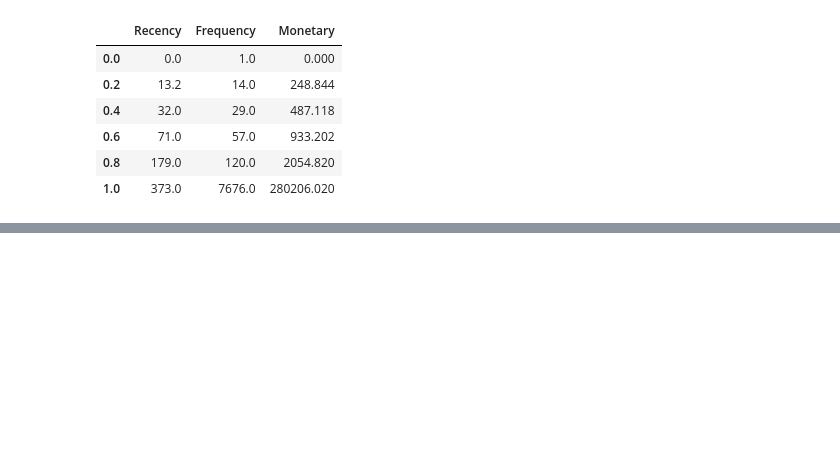
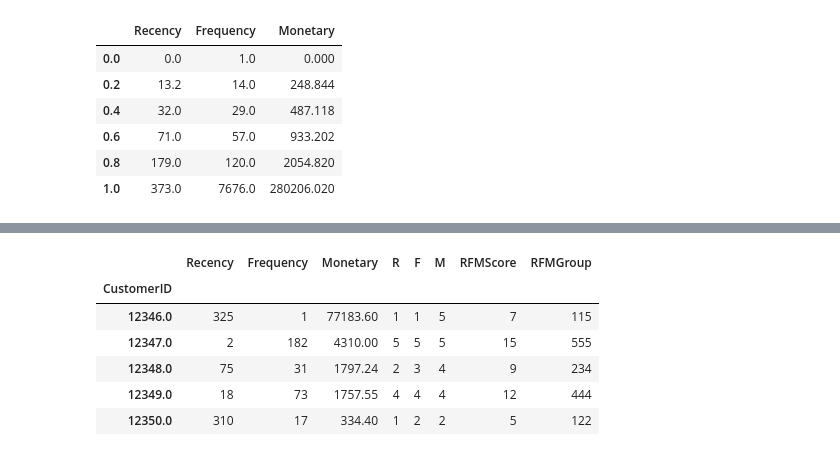
Before and after one commit to Gaurav2912/Customer-Segmentation-, a Jupyter notebook: Customer_Segmentation_Capstone_Project.ipynb, the cells around one changed output, grey strips where cells are left out. Saved outputs shown, nothing was run; the diff lists cells and outputs as text; code cells hidden in the pictures; blank space fills up the shorter version.

```diff
--- a/Customer_Segmentation_Capstone_Project.ipynb
+++ b/Customer_Segmentation_Capstone_Project.ipynb
@@ -1451,0 +1423,13 @@ def FnMScoring(x,p,d):
+# %%
+# Calculate  R, F and M segment value columns in the existing dataset to show R, F and M segment values
+# good customers get high RFM score , best score is 555
+
+# using pandas uantile-cut technique
+
+rfm_df['R'] = pd.qcut(rfm_df['Recency'], q=5, labels= np.arange(5,0,-1))
+
+rfm_df['F'] = pd.qcut(rfm_df['Frequency'], q=5, labels= np.arange(5) + 1)
+
+rfm_df['M'] = pd.qcut(rfm_df['Monetary'], q=5, labels= np.arange(5) + 1)
+
+rfm_df.head()
@@ -1451,0 +1444,15 @@ def FnMScoring(x,p,d):
+# %%
+#Calculate and Add RFMGroup value column showing combined concatenated score of RFM
+rfm_df['RFMGroup'] = np.vectorize(lambda x,y,z: 100*x + 10*y + z)(rfm_df['R'], rfm_df['F'], rfm_df['M'])
+
+#Calculate and Add RFMScore value column showing total sum of RFMGroup values
+rfm_df['RFMScore'] = rfm_df[['R', 'F', 'M']].sum(axis = 1)
+rfm_df.head()
+# %% [output]
+|  | Recency | Frequency | Monetary | R | F | M | RFMScore | RFMGroup |
+| CustomerID |  |  |  |  |  |  |  |  |
+| 12346.0 | 325 | 1 | 77183.60 | 1 | 1 | 5 | 7 | 115 |
+| 12347.0 | 2 | 182 | 4310.00 | 5 | 5 | 5 | 15 | 555 |
+| 12348.0 | 75 | 31 | 1797.24 | 2 | 3 | 4 | 9 | 234 |
+| 12349.0 | 18 | 73 | 1757.55 | 4 | 4 | 4 | 12 | 444 |
+| 12350.0 | 310 | 17 | 334.40 | 1 | 2 | 2 | 5 | 122 |
```
Also changed, not shown: parts of 20 cells of this notebook.
